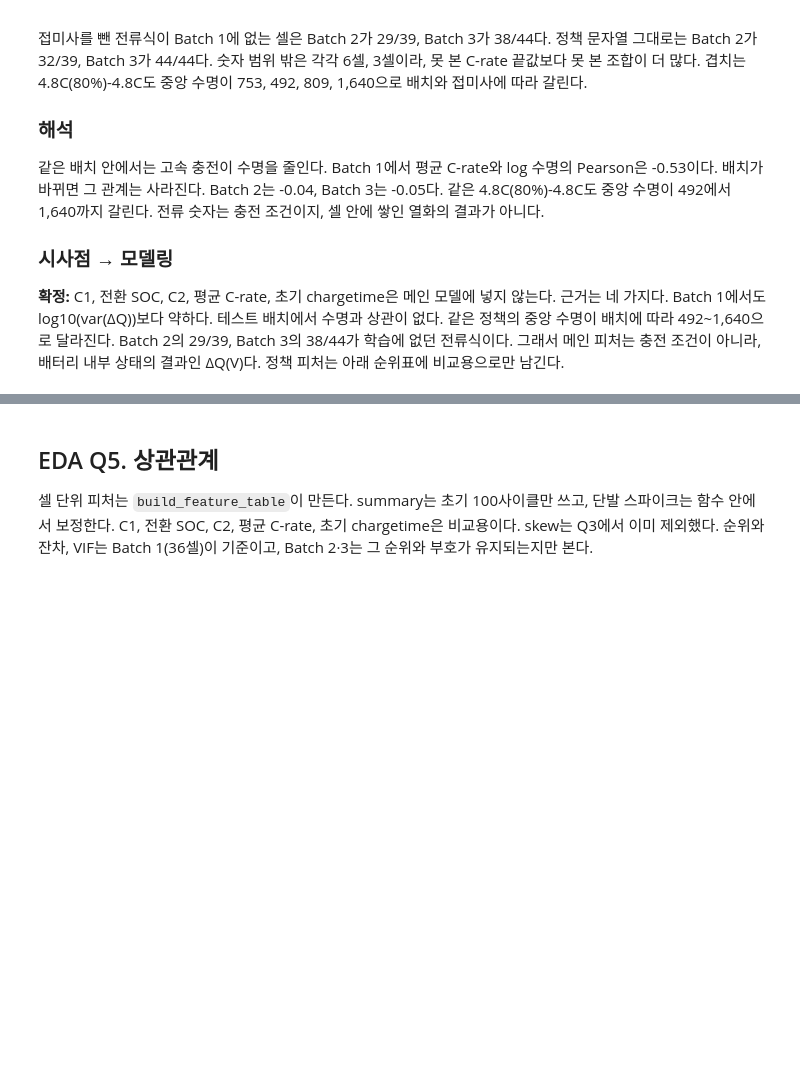
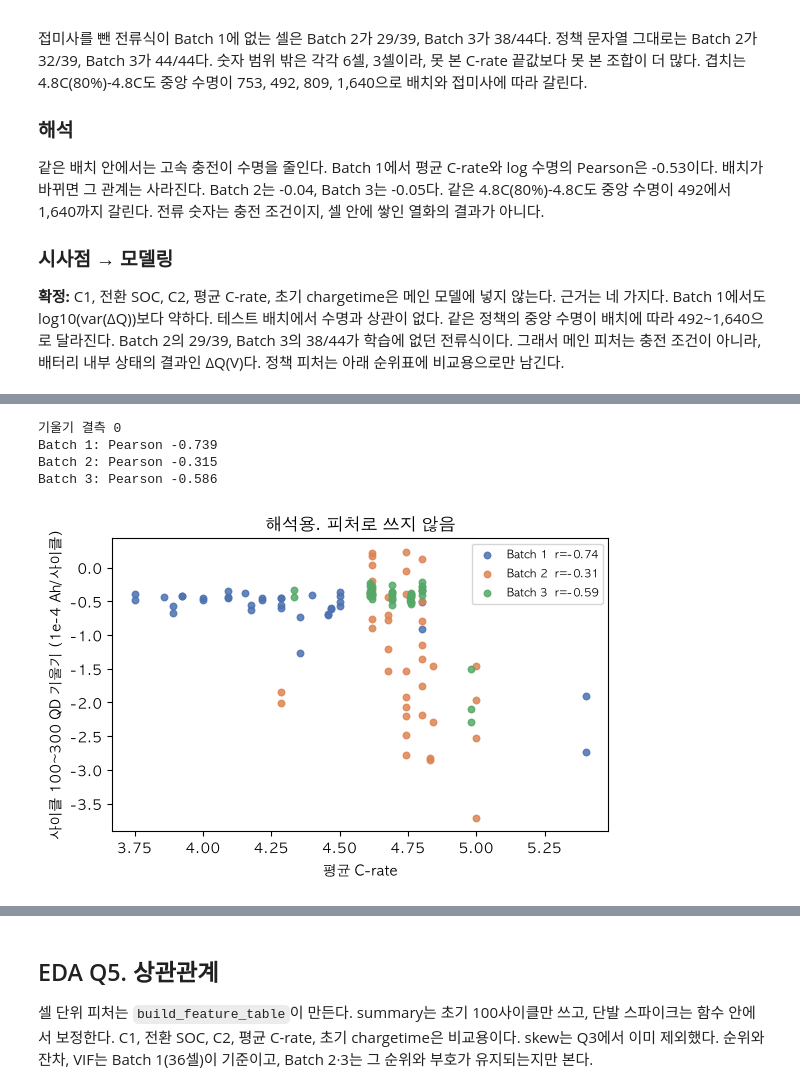
Before and after one commit to yeonjep/ess-battery-life-prediction, a Jupyter notebook: notebooks/01_EDA.ipynb, the cells around one changed output, grey strips where cells are left out. Drawn from its saved outputs; the diff is of its cells as text; code cells hidden in the pictures; blank space fills up the shorter version.

```diff
--- a/notebooks/01_EDA.ipynb
+++ b/notebooks/01_EDA.ipynb
@@ -1087,0 +1134,36 @@ plt.show()
+# %%
+fade_frames = []
+for batch_id in (1, 2, 3):
+    with (DATA_PROCESSED_DIR / f"batch{batch_id}.pkl").open("rb") as handle:
+        summary = pickle.load(handle)["summary"]
+    fade_frames.append(summary[summary["cell_id"].isin(set(policy["cell_id"])) & summary["cycle"].between(1, 300)])
+fade_summary, _ = correct_summary_spikes(pd.concat(fade_frames, ignore_index=True))
+fade_slope = {}
+for cell_id, block in fade_summary.groupby("cell_id"):
+    window = block.loc[block["cycle"].between(100, 300)]
+    x = window["cycle"].to_numpy(dtype=float)
+    y = window["QD"].to_numpy(dtype=float)
+    ok = np.isfinite(x) & np.isfinite(y)
+    fade_slope[cell_id] = float(np.polyfit(x[ok], y[ok], 1)[0]) if ok.sum() >= 20 else np.nan
+policy = policy.copy()
+policy["slope_100_300"] = policy["cell_id"].map(fade_slope)
+print(f"기울기 결측 {int(policy['slope_100_300'].isna().sum())}")
+
+fig, ax = plt.subplots(figsize=(6.4, 3.8))
+for batch_id, color in COLORS.items():
+    part = policy.loc[policy["batch"] == batch_id]
+    r_value = pearsonr(part["c_avg"], part["slope_100_300"]).statistic
+    ax.scatter(part["c_avg"], part["slope_100_300"] * 1e4, s=22, color=color, alpha=0.85, label=f"Batch {batch_id}  r={r_value:.2f}")
+    print(f"Batch {batch_id}: Pearson {r_value:+.3f}")
+ax.set_xlabel("평균 C-rate")
+ax.set_ylabel("사이클 100~300 QD 기울기 (1e-4 Ah/사이클)")
+ax.set_title("해석용. 피처로 쓰지 않음")
+ax.legend(fontsize=8)
+fig.savefig(FIGURES_DIR / "q4_fade_slope.png", dpi=150, bbox_inches="tight")
+plt.show()
+# %% [output]
+기울기 결측 0
+Batch 1: Pearson -0.739
+Batch 2: Pearson -0.315
+Batch 3: Pearson -0.586
+[figure, added]
```
Also changed, not shown: parts of 6 cells of this notebook, 3 other files.
